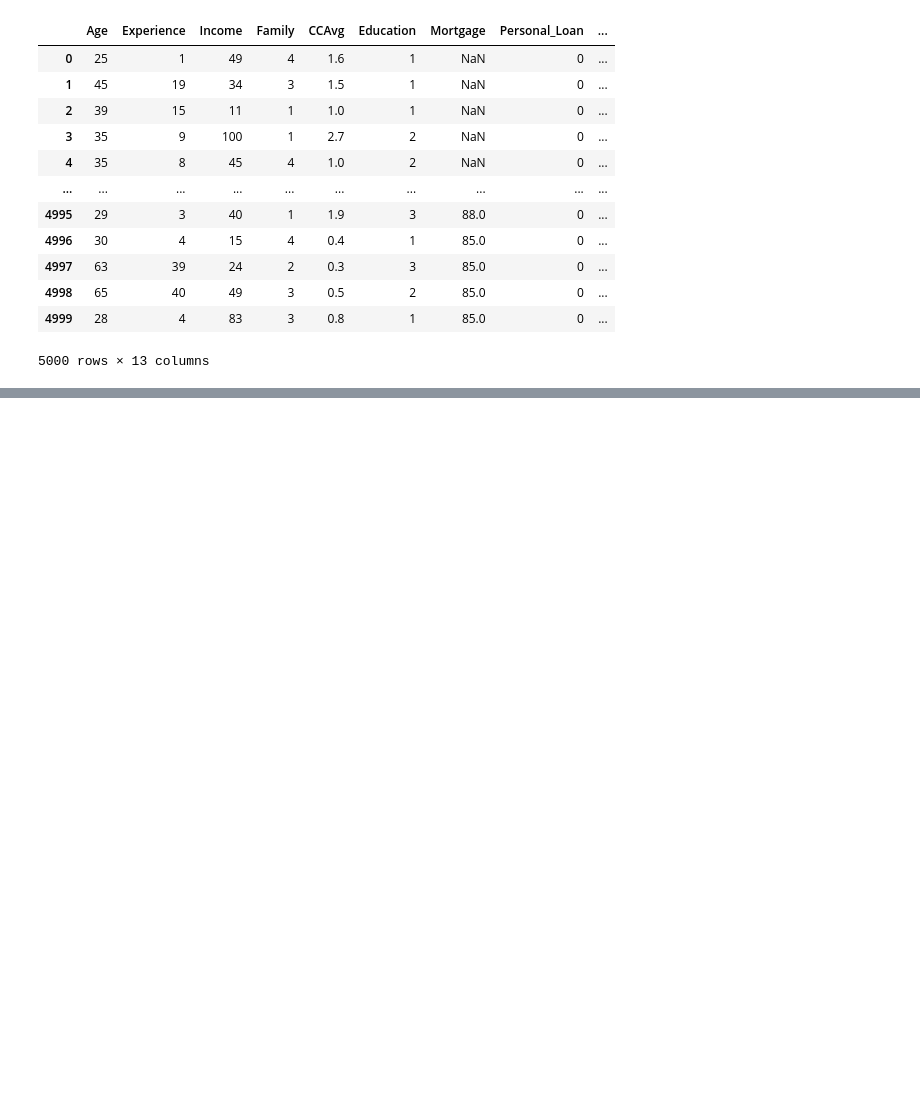
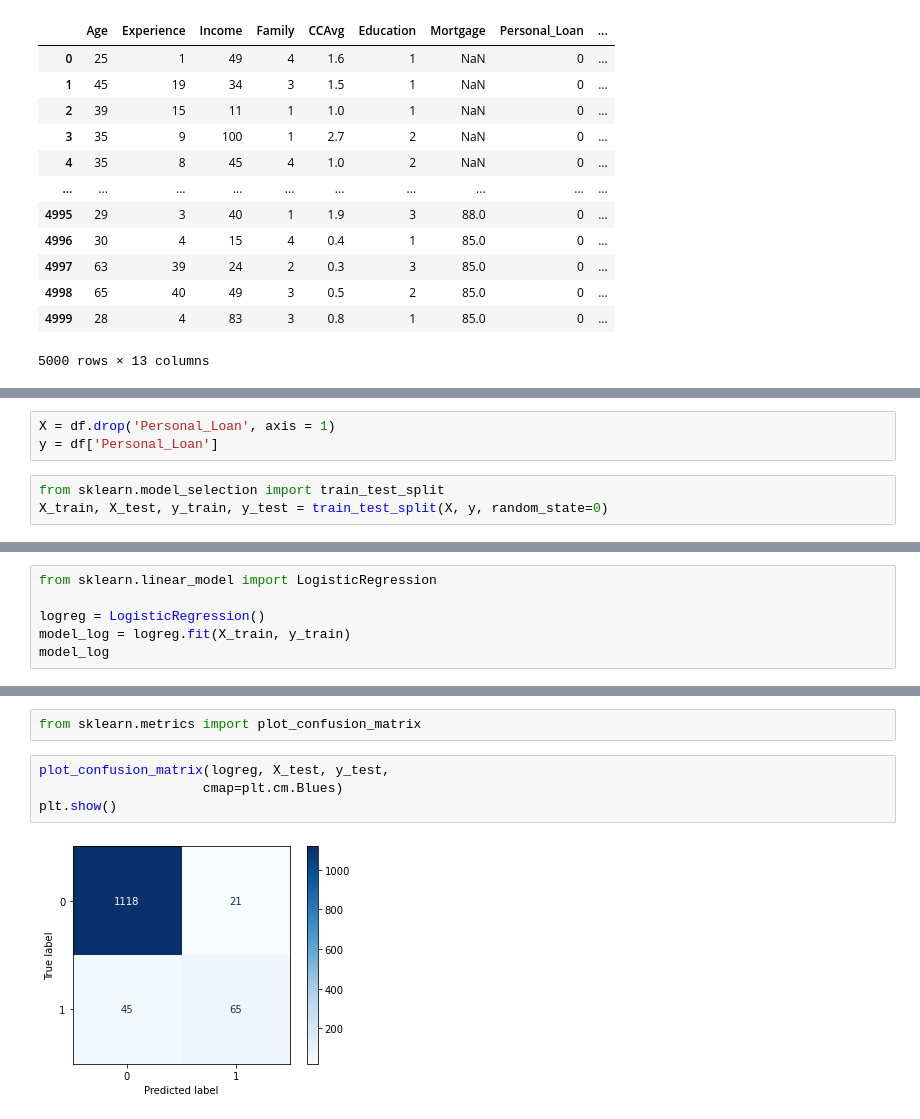
Before and after one commit to ozbunae/Bank_Loan_Predictions, a Jupyter notebook: First Bank Loan Model.ipynb, the cells around one changed output, grey strips where cells are left out. Drawn from its saved outputs; the diff is of its cells as text; blank space fills up the shorter version.

```diff
--- a/Untitled.ipynb
+++ b/First Bank Loan Model.ipynb
@@ -191,0 +304,6 @@ dtype: int64
+# %%
+X = df.drop('Personal_Loan', axis = 1)
+y = df['Personal_Loan']
+# %%
+from sklearn.model_selection import train_test_split
+X_train, X_test, y_train, y_test = train_test_split(X, y, random_state=0)
@@ -191,0 +312,6 @@ dtype: int64
+# %%
+from sklearn.linear_model import LogisticRegression
+
+logreg = LogisticRegression()
+model_log = logreg.fit(X_train, y_train)
+model_log
@@ -191,0 +363,8 @@ dtype: int64
+# %%
+from sklearn.metrics import plot_confusion_matrix
+# %%
+plot_confusion_matrix(logreg, X_test, y_test,
+                     cmap=plt.cm.Blues)
+plt.show()
+# %% [output]
+[figure, added]
```
Also changed, not shown: parts of 27 cells of this notebook, 1 other file.
